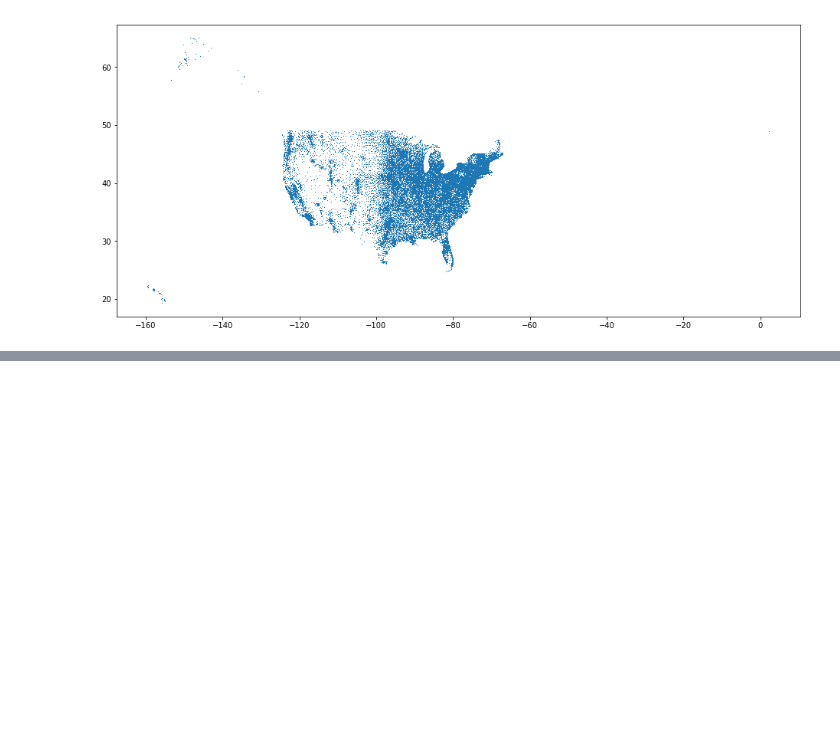
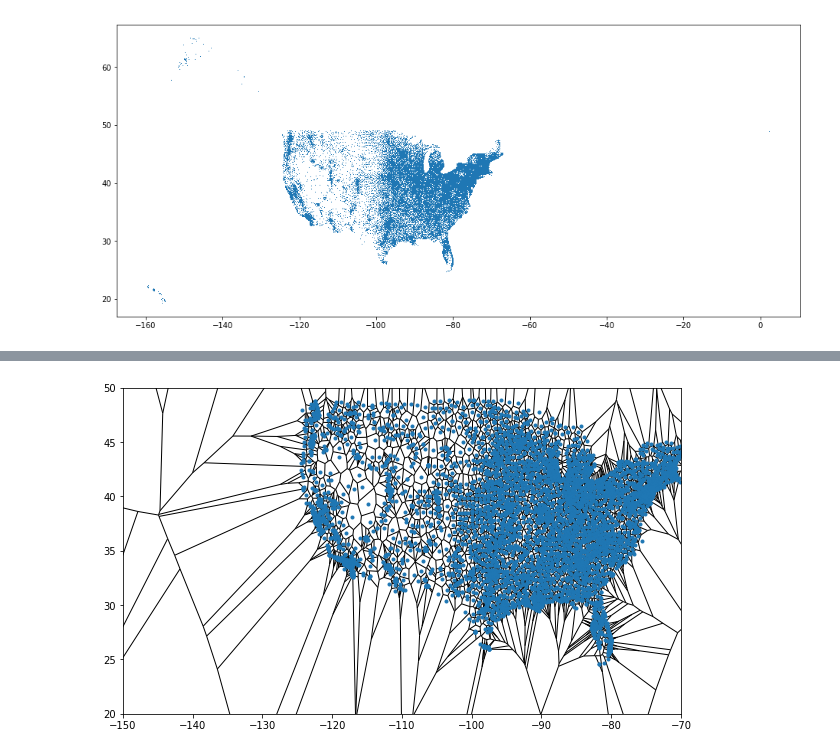
Before and after one commit to mvarnold/scaling, a Jupyter notebook: Untitled.ipynb, the cells around one changed output, grey strips where cells are left out. Saved outputs shown, nothing was run; the diff lists cells and outputs as text; code cells hidden in the pictures; blank space fills up the shorter version.

```diff
--- a/Untitled.ipynb
+++ b/Untitled.ipynb
@@ -59,0 +88,12 @@ plt.show()
+# %%
+points = np.column_stack((hospitals["X"],hospitals["Y"]))
+
+from scipy.spatial import Voronoi, voronoi_plot_2d
+vor = Voronoi(points)
+fig,ax=plt.subplots(figsize=(10,6))
+voronoi_plot_2d(vor,ax=ax,show_vertices=False)
+plt.ylim([20,50])
+plt.xlim([-150,-70])
+plt.show()
+# %% [output]
+[figure, added]
```
Also changed, not shown: parts of 3 cells of this notebook, 3 other files.
